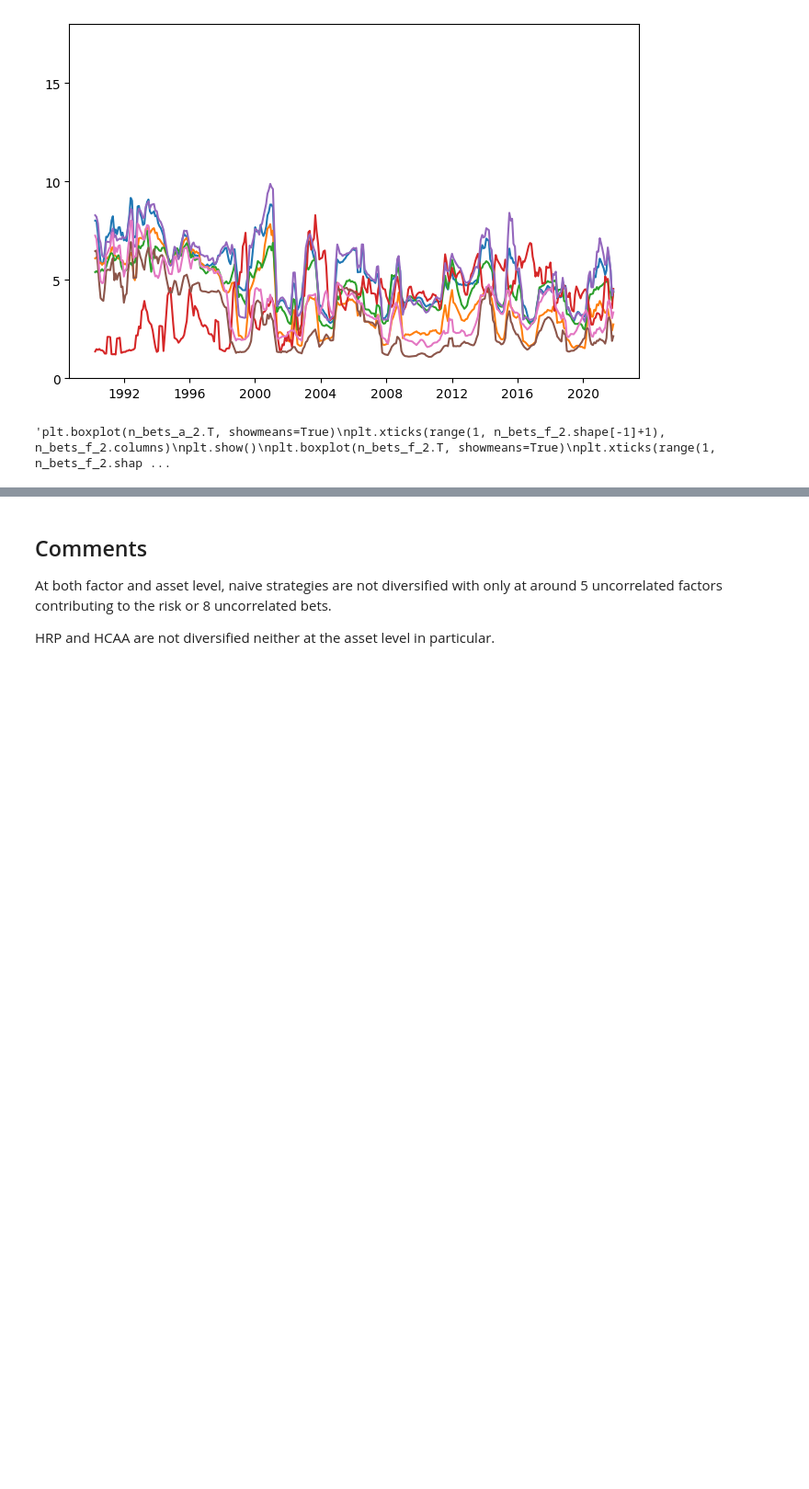
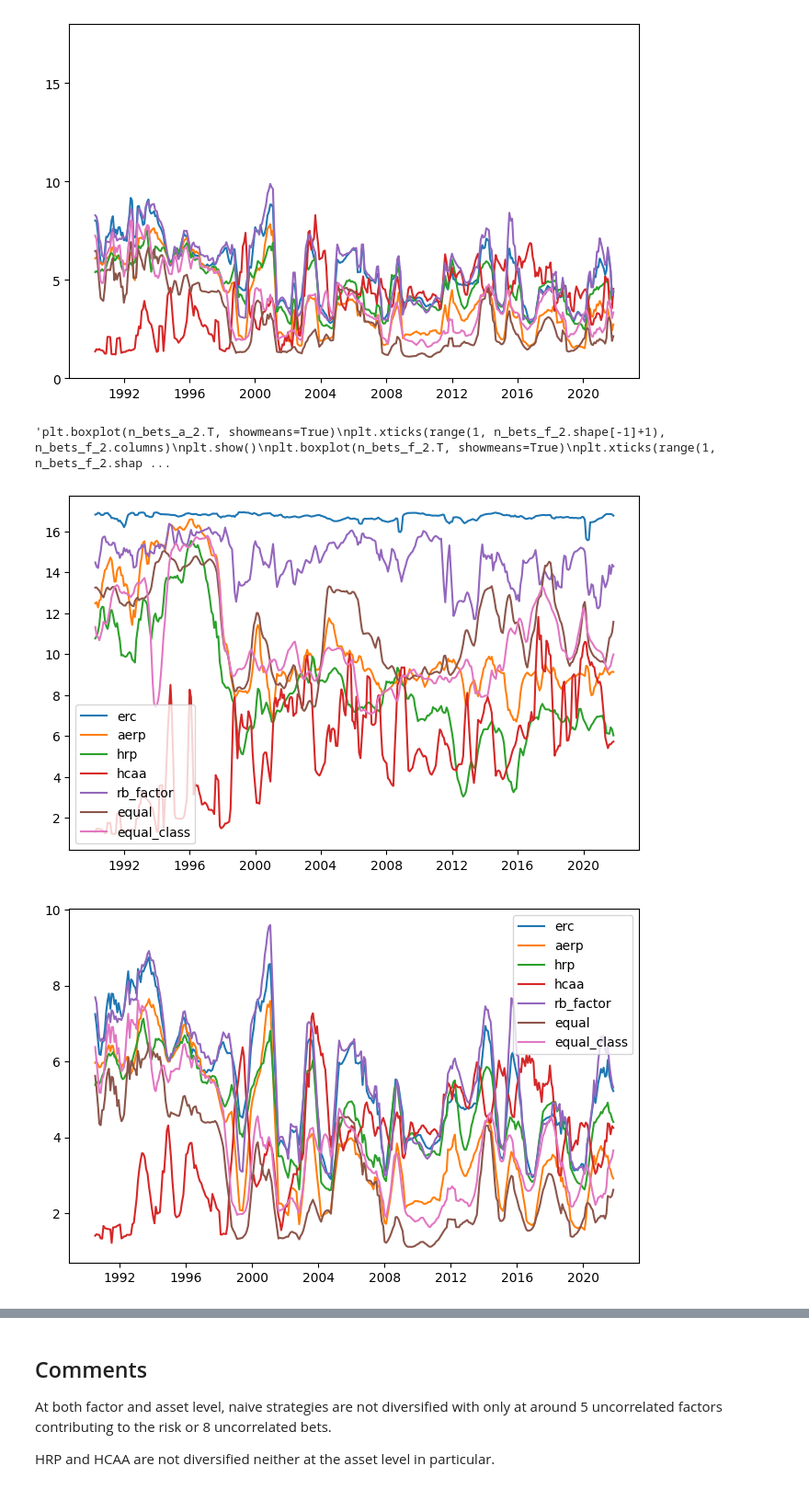
Before and after one commit to QuantLet/EmbeddingPortfolio, a Jupyter notebook: NMF Min Torsion Bets.ipynb, the cells around one changed output, grey strips where cells are left out. Shown at 92% size. Saved outputs shown, nothing was run; the diff lists cells and outputs as text; code cells hidden in the pictures; blank space fills up the shorter version.

```diff
--- a/NMF Min Torsion Bets.ipynb
+++ b/NMF Min Torsion Bets.ipynb
@@ -188,3 +187,30 @@ plt.show()"""
 [figure]
 [figure]
 'plt.boxplot(n_bets_a_2.T, showmeans=True)\nplt.xticks(range(1, n_bets_f_2.shape[-1]+1), n_bets_f_2.columns)\nplt.show()\nplt.boxplot(n_bets_f_2.T, showmeans=True)\nplt.xticks(range(1, n_bets_f_2.shap ...
+# %%
+save = False
+plt.figure(figsize=(8, 5))
+_ = plt.plot(n_bets_a_2.rolling(3).mean())
+if save:
+    plt.savefig(f"{savedir}/min_torsion_a_in_2.png", transparent=True, bbox_inches="tight")
+else:
+    plt.legend(n_bets_a_1.columns)
+plt.show()
+
+plt.figure(figsize=(8, 5))
+_ = plt.plot(n_bets_f_2.rolling(6).mean())
+if save:
+    plt.savefig(f"{savedir}/min_torsion_f_in_2.png", transparent=True, bbox_inches="tight")
+else:
+    plt.legend(n_bets_a_1.columns)
+plt.show()
+
+plt.boxplot(n_bets_a_2.T, showmeans=True)
+plt.xticks(range(1, n_bets_f_2.shape[-1]+1), n_bets_f_2.columns)
+plt.show()
+plt.boxplot(n_bets_f_2.T, showmeans=True)
+plt.xticks(range(1, n_bets_f_2.shape[-1]+1), n_bets_f_2.columns)
+plt.show()
+# %% [output]
+[figure, added]
+[figure, added]
```
Also changed, not shown: parts of 2 cells of this notebook.
